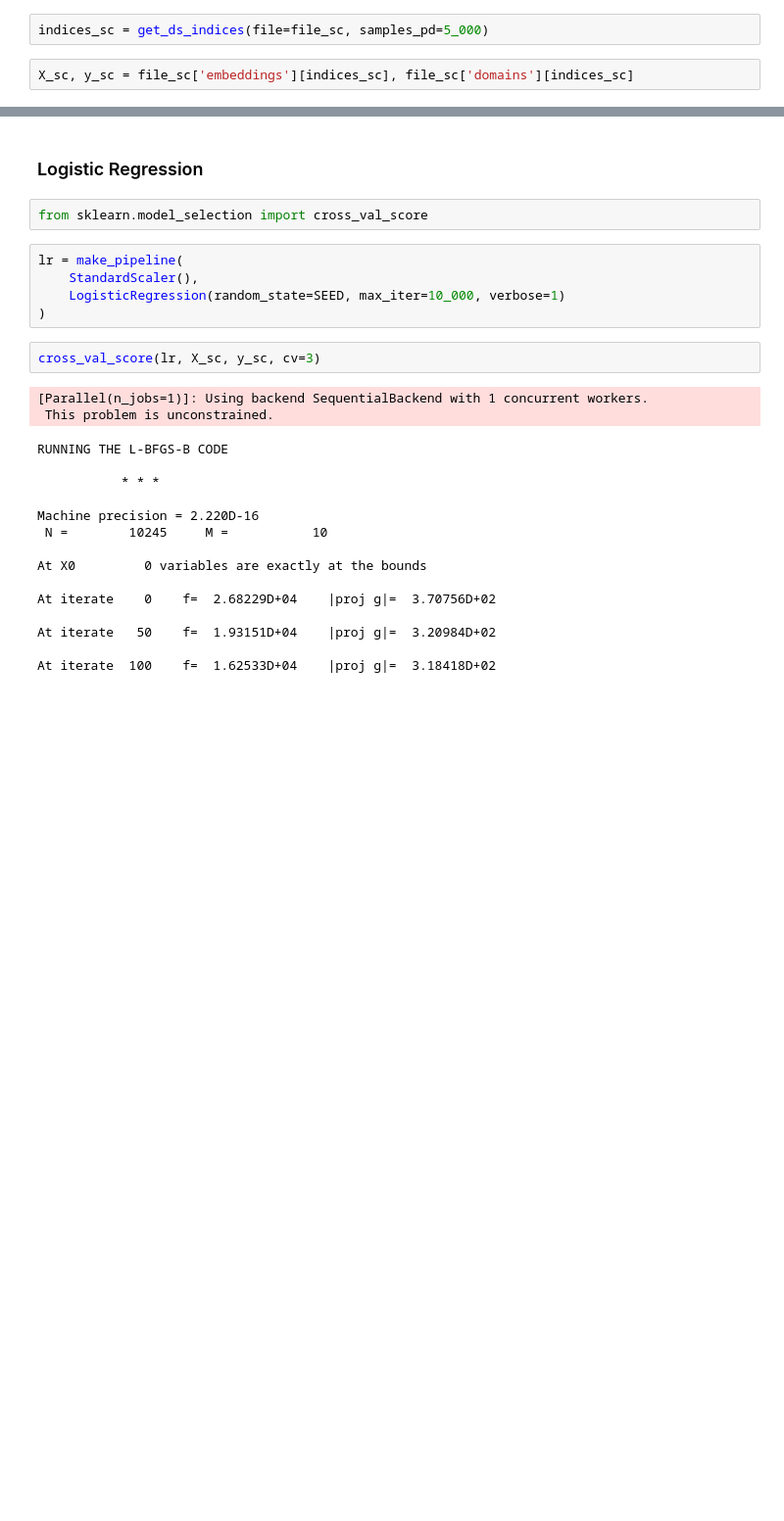
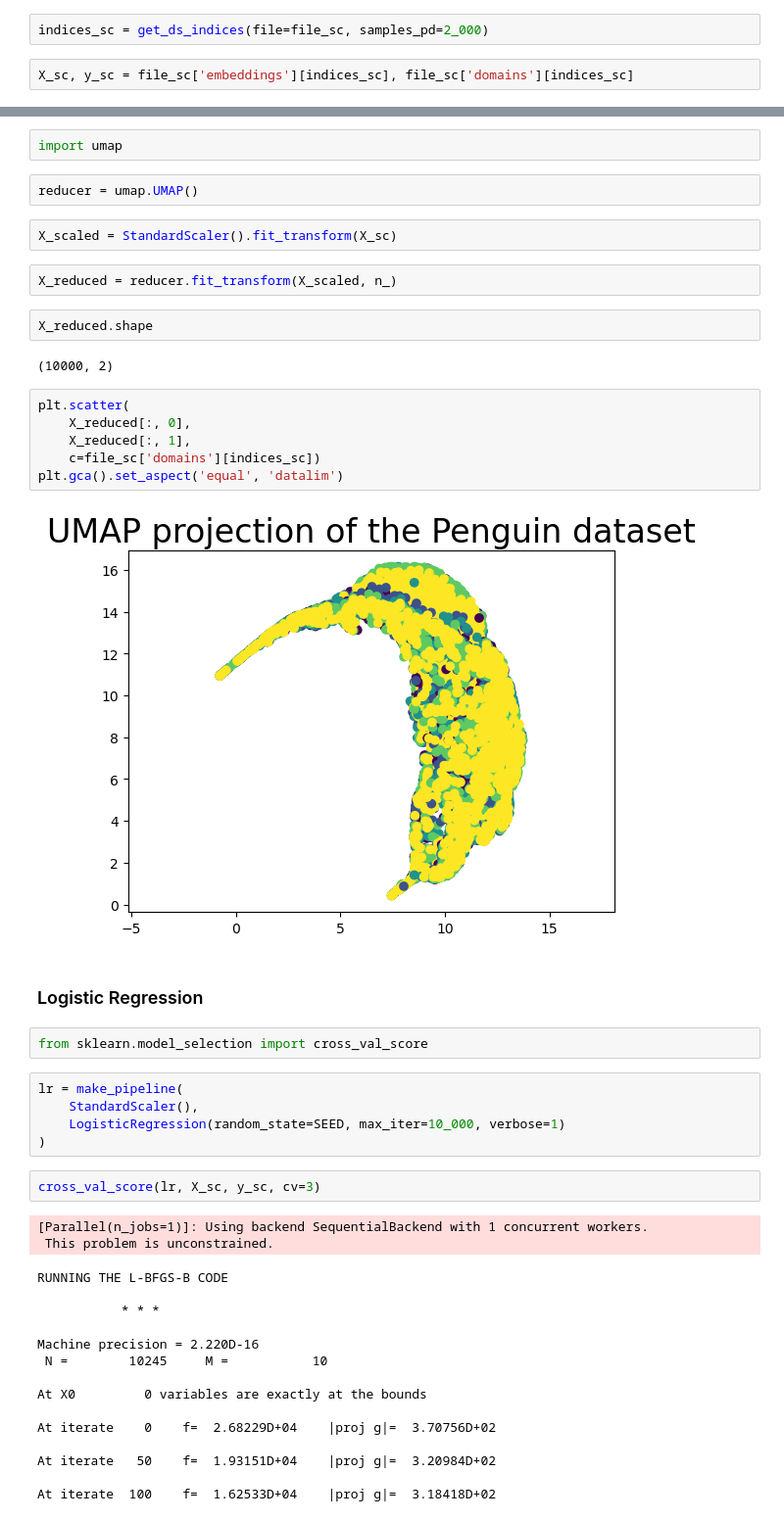
Before and after one commit to myasincifci/dispatch_smol, a Jupyter notebook: notebooks/logistic_regression.ipynb, the cells around one changed output, grey strips where cells are left out. Shown at 98% size. Saved outputs shown, nothing was run; the diff lists cells and outputs as text; blank space fills up the shorter version.

Commit message:
umap

```diff
--- a/notebooks/logistic_regression.ipynb
+++ b/notebooks/logistic_regression.ipynb
@@ -25,6 +26,6 @@ def get_ds_indices(file, samples_pd):
 # %%
 # X_train, X_test, y_train, y_test = train_test_split(embeddings, domains, test_size=0.2, random_state=SEED)
 # %%
-indices_sc = get_ds_indices(file=file_sc, samples_pd=5_000)
+indices_sc = get_ds_indices(file=file_sc, samples_pd=2_000)
 # %%
 X_sc, y_sc = file_sc['embeddings'][indices_sc], file_sc['domains'][indices_sc]
@@ -31,3 +34,23 @@ X_sc, y_sc = file_sc['embeddings'][indices_sc], file_sc['domains'][indices_sc]
+# %%
+import umap
+# %%
+reducer = umap.UMAP()
+# %%
+X_scaled = StandardScaler().fit_transform(X_sc)
+# %%
+X_reduced = reducer.fit_transform(X_scaled, n_)
+# %%
+X_reduced.shape
+# %% [output]
+(10000, 2)
+# %%
+plt.scatter(
+    X_reduced[:, 0],
+    X_reduced[:, 1],
+    c=file_sc['domains'][indices_sc])
+plt.gca().set_aspect('equal', 'datalim')
+# %% [output]
+[figure, added]
 # %% [markdown]
 ### Logistic Regression
 # %%
```
Also changed, not shown: parts of 3 cells of this notebook.
